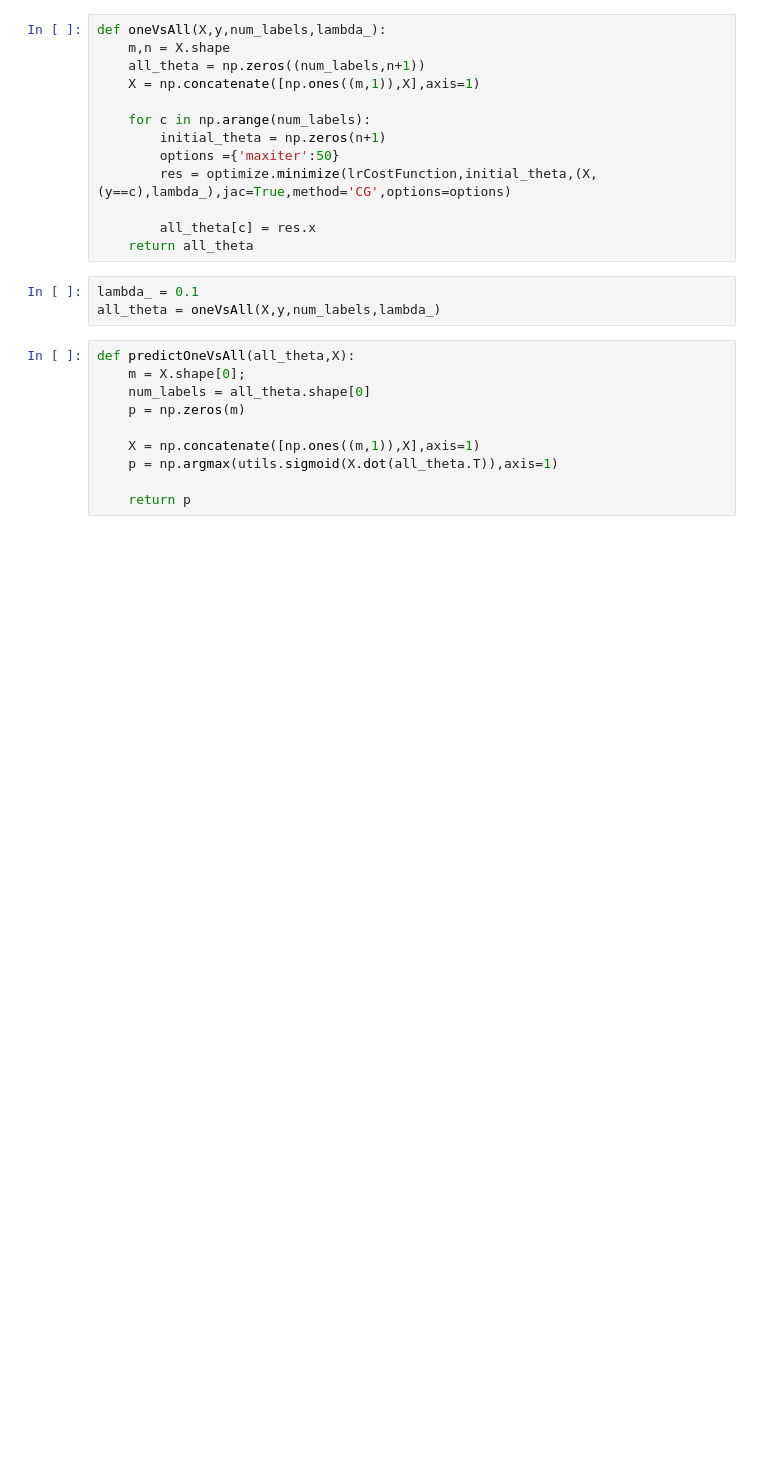
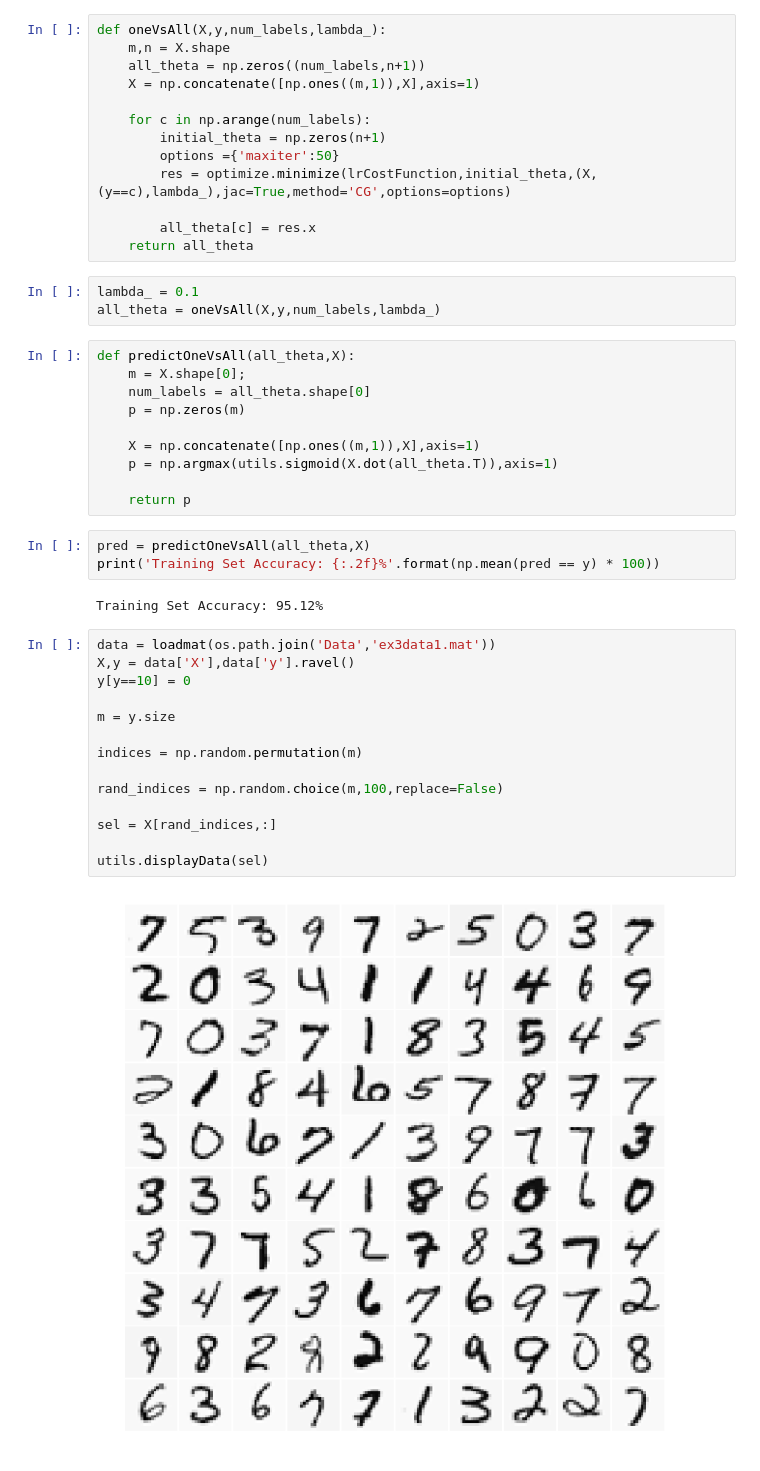
Before and after one commit to Vaibhavjuneja/Machine-Learning-Exercises, a Jupyter notebook: Ex3/Ex3.ipynb, the cells around one changed output. Saved outputs shown, nothing was run; the diff lists cells and outputs as text; blank space fills up the shorter version.

```diff
--- a/Ex3/Ex3.ipynb
+++ b/Ex3/Ex3.ipynb
@@ -85,3 +85,24 @@ def predictOneVsAll(all_theta,X):
     p = np.argmax(utils.sigmoid(X.dot(all_theta.T)),axis=1)
 
     return p
+# %%
+pred = predictOneVsAll(all_theta,X)
+print('Training Set Accuracy: {:.2f}%'.format(np.mean(pred == y) * 100))
+# %% [output]
+Training Set Accuracy: 95.12%
+# %%
+data = loadmat(os.path.join('Data','ex3data1.mat'))
+X,y = data['X'],data['y'].ravel()
+y[y==10] = 0
+
+m = y.size
+
+indices = np.random.permutation(m)
+
+rand_indices = np.random.choice(m,100,replace=False)
+
+sel = X[rand_indices,:]
+
+utils.displayData(sel)
+# %% [output]
+[figure, added]
```
Also changed, not shown: parts of 4 cells of this notebook.
